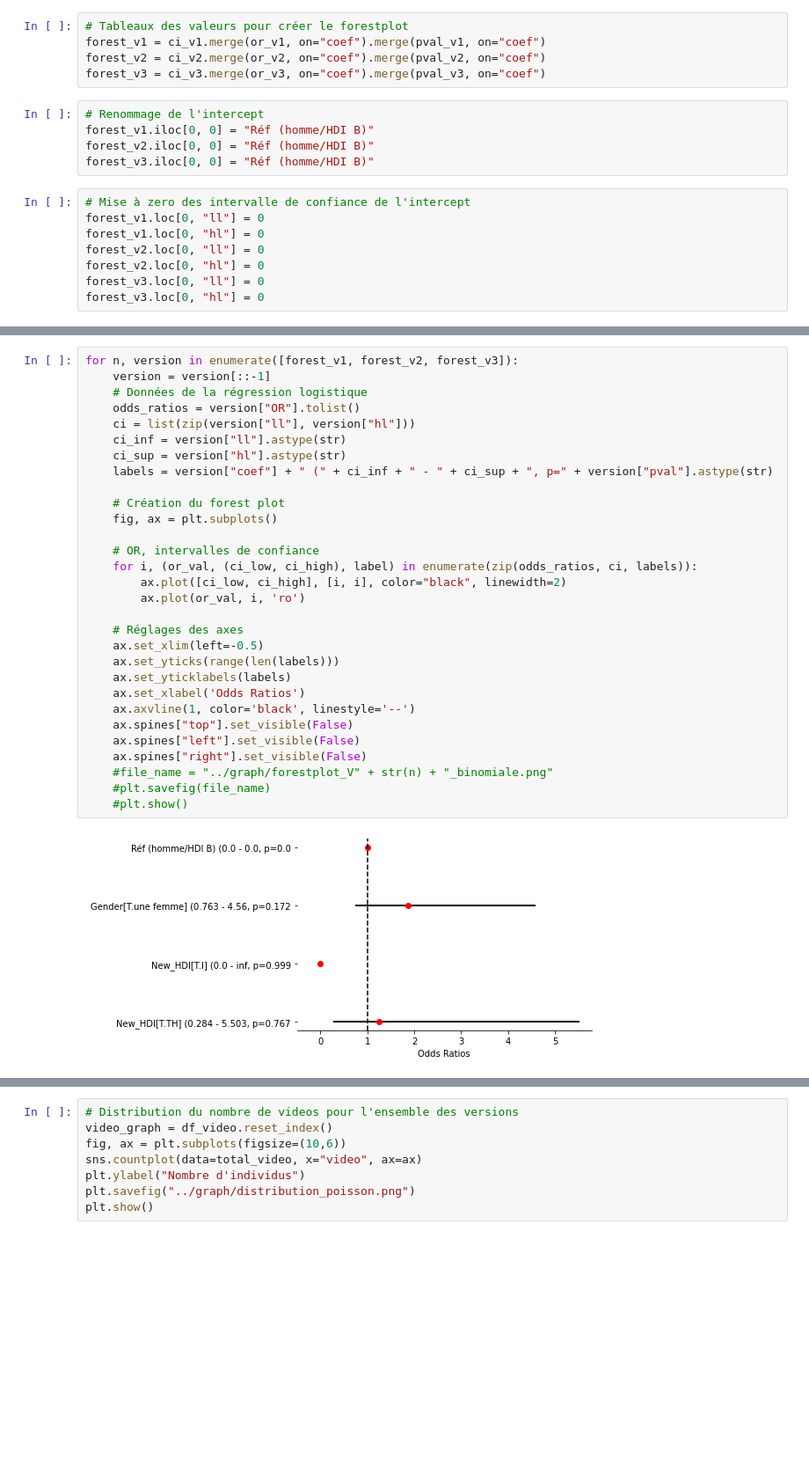
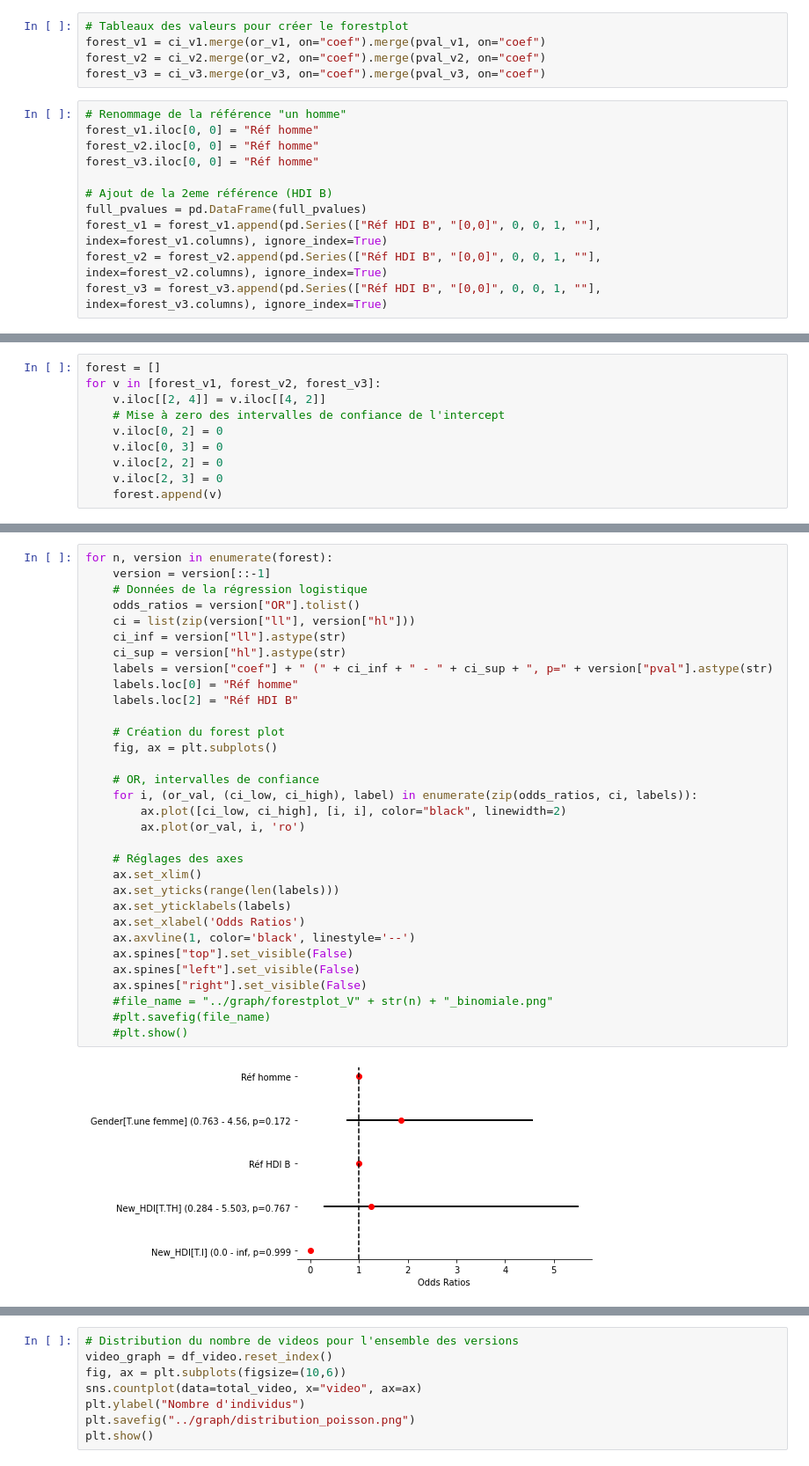
Before and after one commit to smtux/DUDA, a Jupyter notebook: statistique/src/mooc_mertes.ipynb, the cells around one changed output, grey strips where cells are left out. Shown at 88% size. Saved outputs shown, nothing was run; the diff lists cells and outputs as text; blank space fills up the shorter version.

Commit message:
correction des calculs de stats U et des forestplots dans le code et le rapport

```diff
--- a/statistique/src/mooc_mertes.ipynb
+++ b/statistique/src/mooc_mertes.ipynb
@@ -979,15 +988,13 @@ forest_v1 = ci_v1.merge(or_v1, on="coef").merge(pval_v1, on="coef")
 forest_v2 = ci_v2.merge(or_v2, on="coef").merge(pval_v2, on="coef")
 forest_v3 = ci_v3.merge(or_v3, on="coef").merge(pval_v3, on="coef")
 # %%
-# Renommage de l'intercept
-forest_v1.iloc[0, 0] = "Réf (homme/HDI B)"
-forest_v2.iloc[0, 0] = "Réf (homme/HDI B)"
-forest_v3.iloc[0, 0] = "Réf (homme/HDI B)"
+# Renommage de la référence "un homme"
+forest_v1.iloc[0, 0] = "Réf homme"
+forest_v2.iloc[0, 0] = "Réf homme"
+forest_v3.iloc[0, 0] = "Réf homme"
+
+# Ajout de la 2eme référence (HDI B)
+full_pvalues = pd.DataFrame(full_pvalues)
+forest_v1 = forest_v1.append(pd.Series(["Réf HDI B", "[0,0]", 0, 0, 1, ""], index=forest_v1.columns), ignore_index=True)
+forest_v2 = forest_v2.append(pd.Series(["Réf HDI B", "[0,0]", 0, 0, 1, ""], index=forest_v2.columns), ignore_index=True)
+forest_v3 = forest_v3.append(pd.Series(["Réf HDI B", "[0,0]", 0, 0, 1, ""], index=forest_v3.columns), ignore_index=True)
-# %%
-# Mise à zero des intervalle de confiance de l'intercept
-forest_v1.loc[0, "ll"] = 0
-forest_v1.loc[0, "hl"] = 0
-forest_v2.loc[0, "ll"] = 0
-forest_v2.loc[0, "hl"] = 0
-forest_v3.loc[0, "ll"] = 0
-forest_v3.loc[0, "hl"] = 0
@@ -1017,0 +1010,10 @@ forest_v3
+# %%
+forest = []
+for v in [forest_v1, forest_v2, forest_v3]:
+    v.iloc[[2, 4]] = v.iloc[[4, 2]]
+    # Mise à zero des intervalles de confiance de l'intercept
+    v.iloc[0, 2] = 0
+    v.iloc[0, 3] = 0
+    v.iloc[2, 2] = 0
+    v.iloc[2, 3] = 0
+    forest.append(v)
@@ -1018,32 +1029,34 @@ forest_v3
 # %%
-for n, version in enumerate([forest_v1, forest_v2, forest_v3]):
+for n, version in enumerate(forest):
     version = version[::-1]
     # Données de la régression logistique
     odds_ratios = version["OR"].tolist()
     ci = list(zip(version["ll"], version["hl"]))
     ci_inf = version["ll"].astype(str)
     ci_sup = version["hl"].astype(str)
     labels = version["coef"] + " (" + ci_inf + " - " + ci_sup + ", p=" + version["pval"].astype(str)
+    labels.loc[0] = "Réf homme"
+    labels.loc[2] = "Réf HDI B"
 
     # Création du forest plot
     fig, ax = plt.subplots()
 
     # OR, intervalles de confiance
     for i, (or_val, (ci_low, ci_high), label) in enumerate(zip(odds_ratios, ci, labels)):
         ax.plot([ci_low, ci_high], [i, i], color="black", linewidth=2)
         ax.plot(or_val, i, 'ro')
 
     # Réglages des axes
-    ax.set_xlim(left=-0.5)
+    ax.set_xlim()
     ax.set_yticks(range(len(labels)))
     ax.set_yticklabels(labels)
     ax.set_xlabel('Odds Ratios')
     ax.axvline(1, color='black', linestyle='--')
     ax.spines["top"].set_visible(False)
     ax.spines["left"].set_visible(False)
     ax.spines["right"].set_visible(False)
     #file_name = "../graph/forestplot_V" + str(n) + "_binomiale.png"
     #plt.savefig(file_name)
     #plt.show()
 # %% [output]
-[figure, old version]
+[figure, new version]
```
Also changed, not shown: parts of 22 cells of this notebook, 7 other files.
